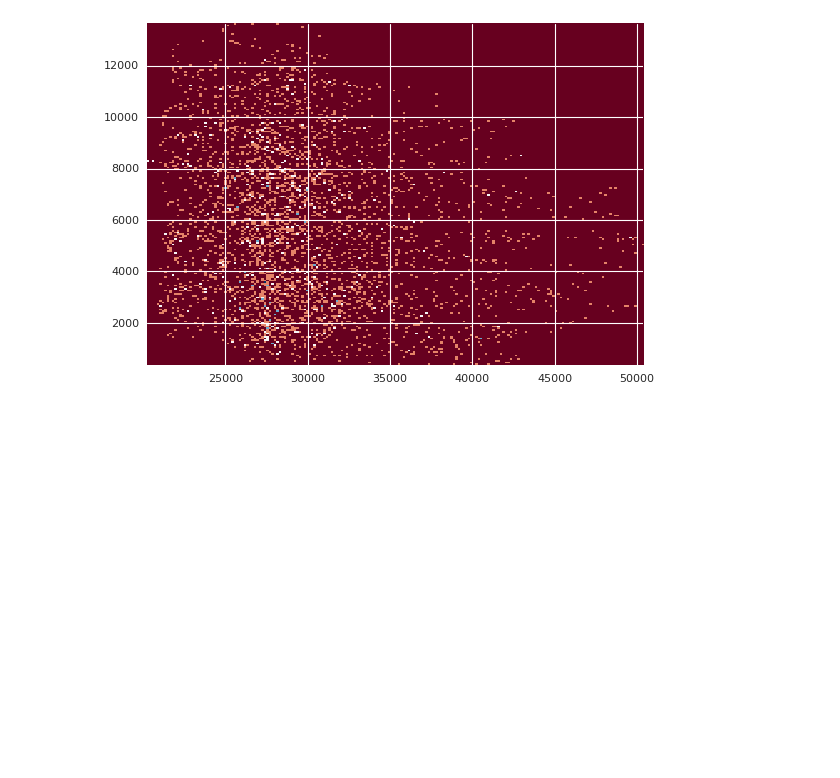
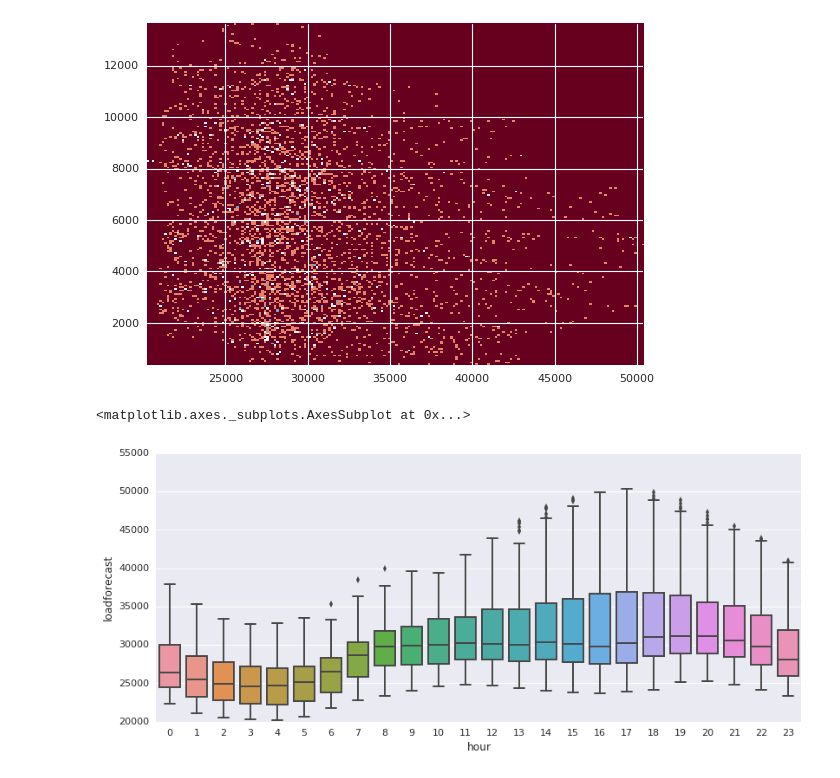
Before and after one commit to drewgray/spp-da-price-forecast, a Jupyter notebook: SPP_dart_prices.ipynb, the cells around one changed output. Drawn from its saved outputs; the diff is of its cells as text; code cells hidden in the pictures; blank space fills up the shorter version.

Commit message:
use seaborn to see data

```diff
--- a/SPP_dart_prices.ipynb
+++ b/SPP_dart_prices.ipynb
@@ -158,6 +159,8 @@ data.head()
 | 2016-08-01 04:00:00 | 9228.14 | 2016-08-01 | 29909 | 2.97 | 4 | 19.6931 | 16.4011 | 3.2920 |
 # %%
 tt = data.copy()
-tt.drop('date', axis=1,inplace=True)
-tt.drop('hour', axis=1,inplace=True)
-pd.tools.plotting.scatter_matrix(tt)
+#tt.drop('date', axis=1,inplace=True)
+#tt.drop('hour', axis=1,inplace=True)
+#tt.drop('damec', axis=1,inplace=True)
+#tt.drop('rtmec', axis=1,inplace=True)
+#pd.tools.plotting.scatter_matrix(tt)
@@ -190,3 +174,9 @@ plt.hist2d(tt['loadforecast'],tt['windforecast'], bins=200, cmap=plt.cm.get_cmap
 plt.show()
 # %% [output]
 [figure]
+# %%
+fig, ax = plt.subplots(figsize=(12,5))
+seaborn.boxplot(tt['hour'], tt['loadforecast'], ax=ax)
+# %% [output]
+<matplotlib.axes._subplots.AxesSubplot at 0x...>
+[figure, added]
```
Also changed, not shown: parts of 4 cells of this notebook.
